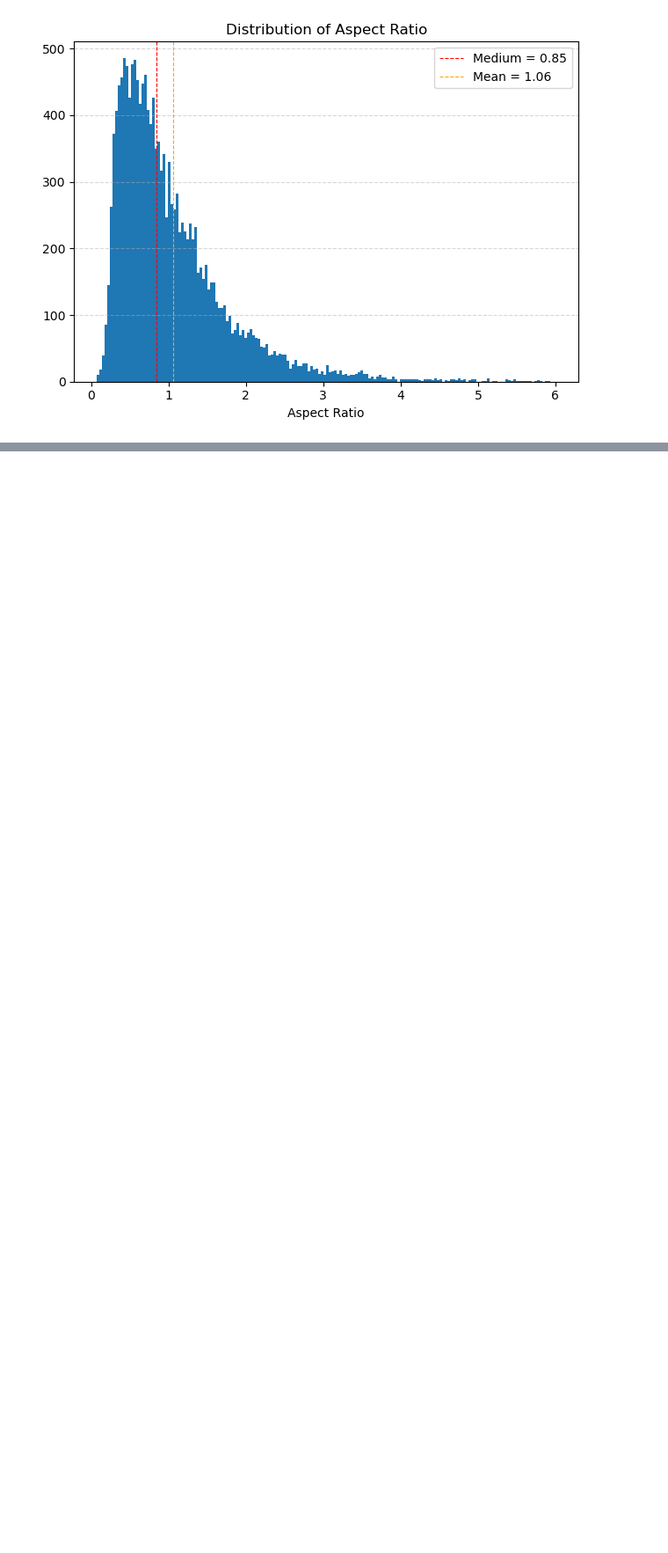
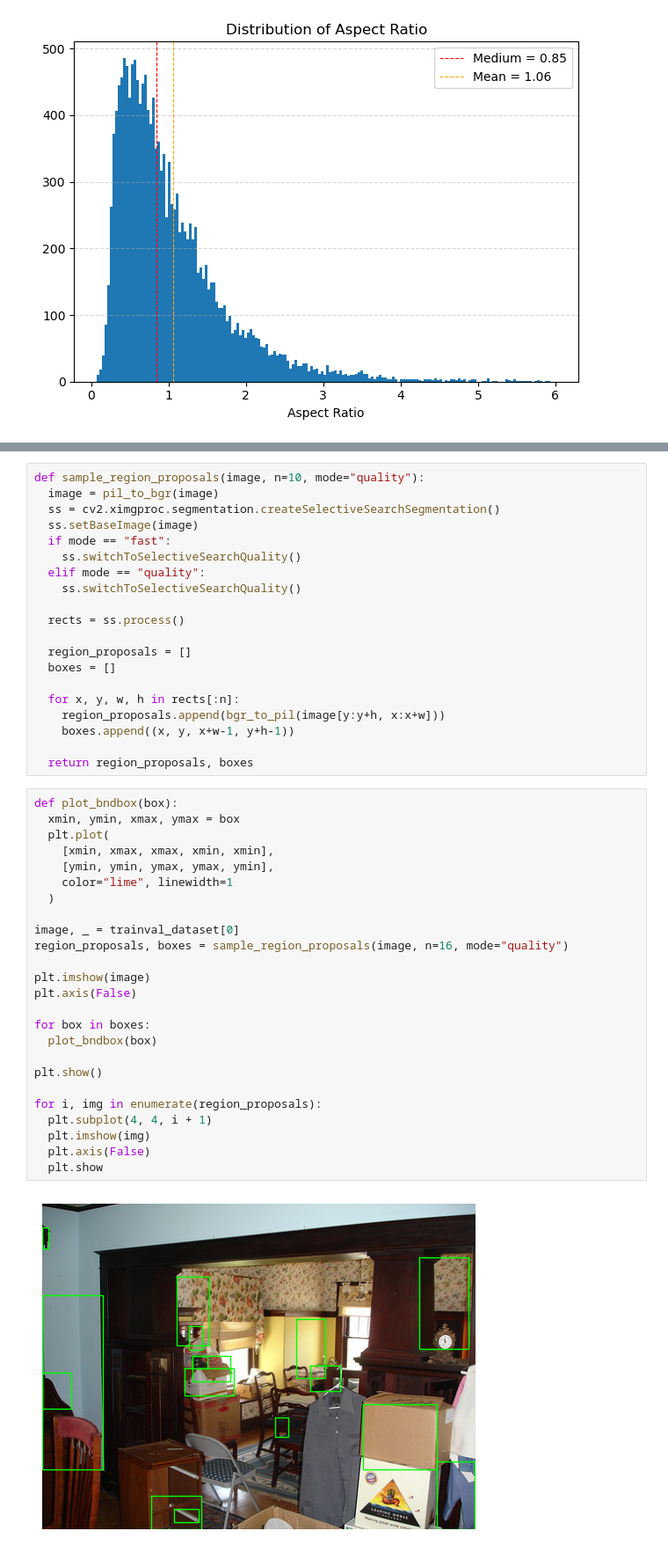
Before and after one commit to jiseokson/aislab-prep-notes, a Jupyter notebook: 250409_250416_RCNN/RCNN_PoC_250415.ipynb, the cells around one changed output, grey strips where cells are left out. Shown at 88% size. Drawn from its saved outputs; the diff is of its cells as text; blank space fills up the shorter version.

Commit message:
add: Region proposal by Selective search

```diff
--- a/250409_250416_RCNN/RCNN_PoC_250415.ipynb
+++ b/250409_250416_RCNN/RCNN_PoC_250415.ipynb
@@ -208,0 +221,47 @@ plt.show()
+# %%
+def sample_region_proposals(image, n=10, mode="quality"):
+  image = pil_to_bgr(image)
+  ss = cv2.ximgproc.segmentation.createSelectiveSearchSegmentation()
+  ss.setBaseImage(image)
+  if mode == "fast":
+    ss.switchToSelectiveSearchQuality()
+  elif mode == "quality":
+    ss.switchToSelectiveSearchQuality()
+
+  rects = ss.process()
+
+  region_proposals = []
+  boxes = []
+
+  for x, y, w, h in rects[:n]:
+    region_proposals.append(bgr_to_pil(image[y:y+h, x:x+w]))
+    boxes.append((x, y, x+w-1, y+h-1))
+
+  return region_proposals, boxes
+# %%
+def plot_bndbox(box):
+  xmin, ymin, xmax, ymax = box
+  plt.plot(
+    [xmin, xmax, xmax, xmin, xmin],
+    [ymin, ymin, ymax, ymax, ymin],
+    color="lime", linewidth=1
+  )
+
+image, _ = trainval_dataset[0]
+region_proposals, boxes = sample_region_proposals(image, n=16, mode="quality")
+
+plt.imshow(image)
+plt.axis(False)
+
+for box in boxes:
+  plot_bndbox(box)
+
+plt.show()
+
+for i, img in enumerate(region_proposals):
+  plt.subplot(4, 4, i + 1)
+  plt.imshow(img)
+  plt.axis(False)
+  plt.show
+# %% [output]
+[figure, added]
```
Also changed, not shown: parts of 5 cells of this notebook.
